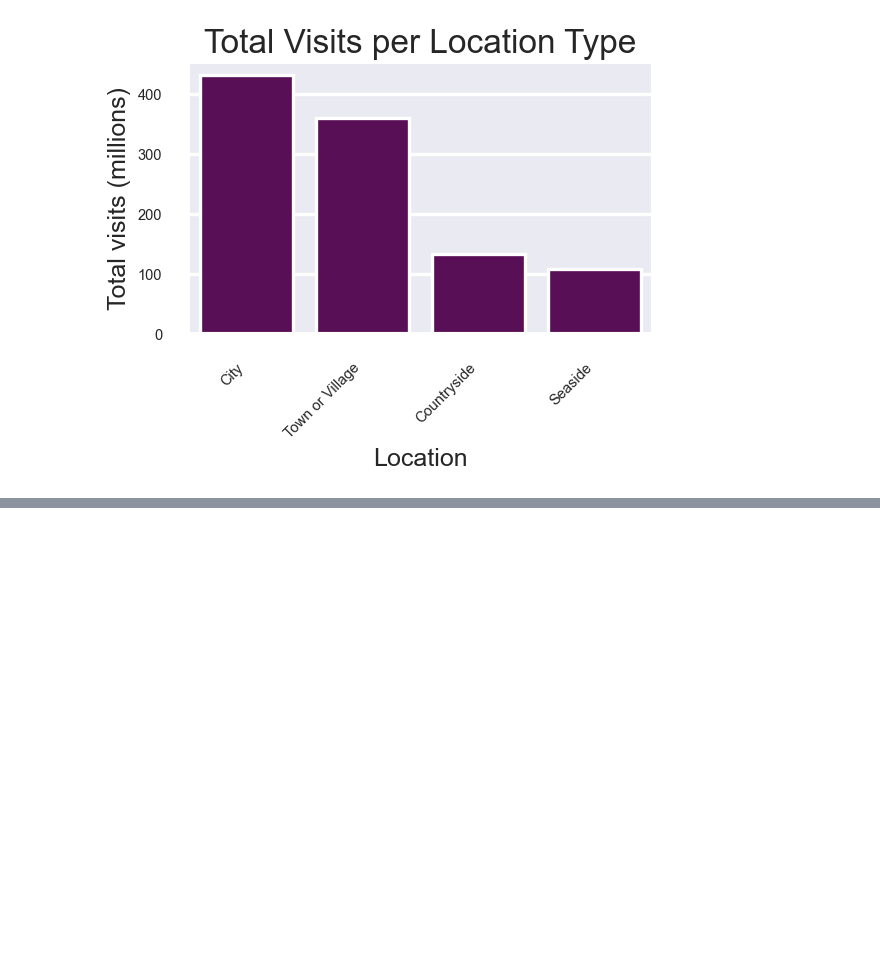
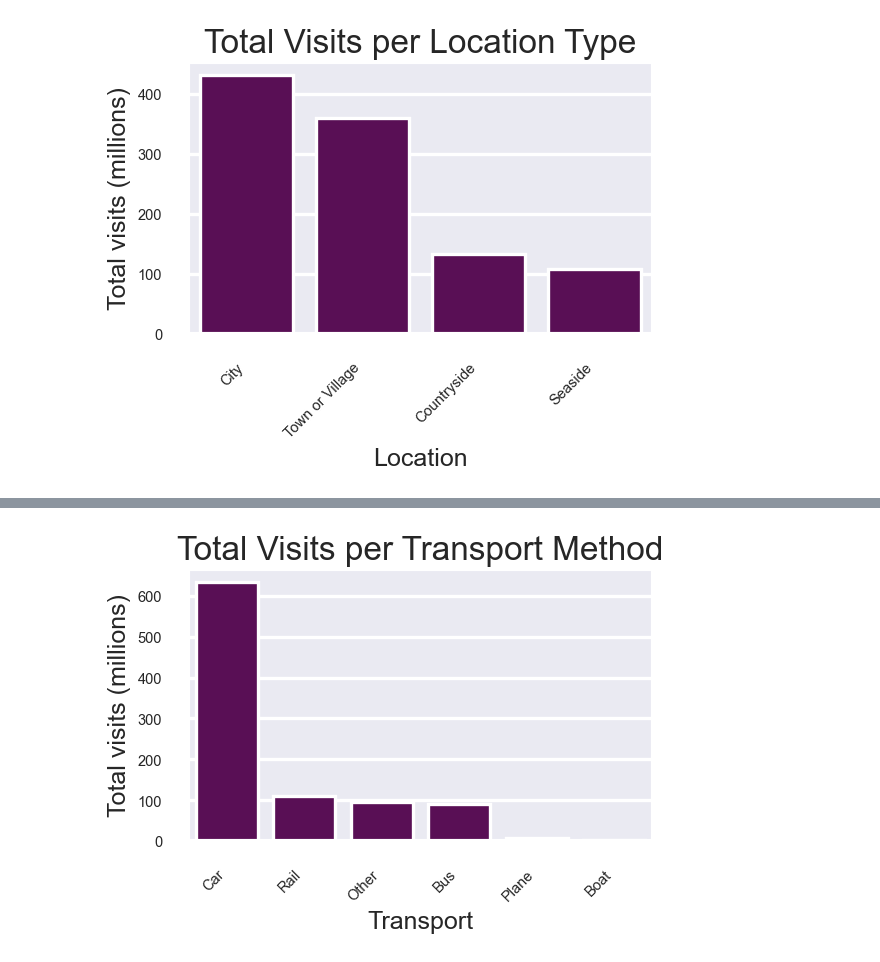
Before and after one commit to lloydlombardi/final_project_visit_scotland, a Jupyter notebook: data_analysis/project_report.ipynb, the cells around one changed output, grey strips where cells are left out. Cells and saved outputs as stored; diff of their text form; code cells hidden in the pictures; blank space fills up the shorter version.

```diff
--- a/data_analysis/project_report.ipynb
+++ b/data_analysis/project_report.ipynb
@@ -860,0 +883,22 @@ plt.legend(bbox_to_anchor=(1.05, 1), loc='upper left', borderaxespad=0)
+# %%
+x=sns.barplot(data=(
+    transport
+    .loc[(transport.transport_type != 'All') & (transport.breakdown_of_domestic_tourism == 'Visits'), :]
+    .groupby('transport_type')
+    .value
+    .sum()
+    .sort_values(ascending=False)
+    .reset_index(name='total_visits')
+),
+            x='transport_type',
+            y='total_visits',
+            color='#650360')
+
+x.set_xlabel('Transport', fontsize = 15)
+x.set_ylabel('Total visits (millions)', fontsize = 15)
+x.set_title('Total Visits per Transport Method', fontsize = 20)
+
+plt.xticks(rotation=45, ha='right')
+plt.show()
+# %% [output]
+[figure, added]
```
Also changed, not shown: parts of 5 cells of this notebook, 10 other files.
